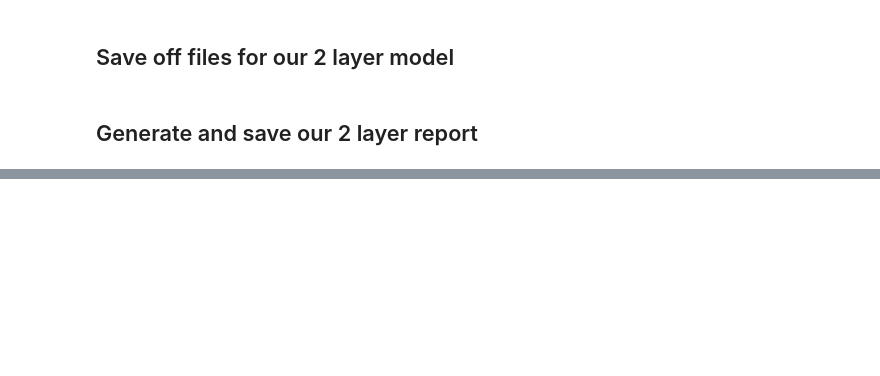
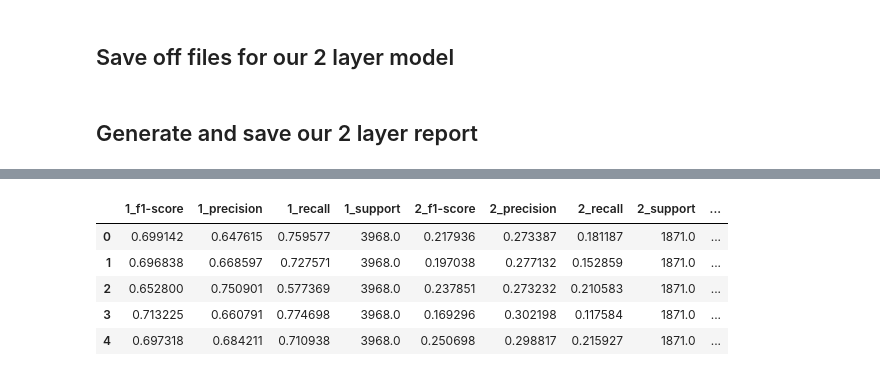
Before and after one commit to sv650s/sb-capstone, a Jupyter notebook: 2019_07_23_CNN_Multi_layer_prototype.ipynb, the cells around one changed output, grey strips where cells are left out. Saved outputs shown, nothing was run; the diff lists cells and outputs as text; code cells hidden in the pictures; blank space fills up the shorter version.

```diff
--- a/2019_07_23_CNN_Multi_layer_prototype.ipynb
+++ b/2019_07_23_CNN_Multi_layer_prototype.ipynb
@@ -293,0 +449,44 @@ report_df.to_csv(REPORT_FILE, index=False)
+# %%
+# generate report dictionary
+report = {}
+report = du.add_dict_to_dict(report, classification_report(y_test_unencoded, y_predict_unencoded3, output_dict=True))
+report = du.add_dict_to_dict(report, roc_auc3)
+report["confusion_matrix"] = cm
+report["tpr"] = tpr3
+report["fpr"] = fpr3
+report["loss"] = scores[0]
+report["accuracy"] = scores[1]
+report["description"] = DESCRIPTION
+report["file"] = DATA_FILE
+report["network_history_file"] = NETWORK_HISTORY_FILE
+report["tokenizer_file"] = TOKENIZER_FILE
+report["max_sequence_length"] = MAX_SEQUENCE_LENGTH
+report["embedding"] = EMBED_SIZE
+report["model_file"] = MODEL_FILE
+report["model_name"] = MODEL_NAME3
+report["test_examples"] = X_test.shape[0]
+report["test_features"] = X_test.shape[1]
+report["train_examples"] = X_train.shape[0]
+report["train_features"] = X_train.shape[1]
+report["status"] = "success"
+report["status_date"] = datetime.now().strftime(TIME_FORMAT)
+# %%
+# check to see if report file exisits, if so load it and append
+exists = os.path.isfile(REPORT_FILE)
+if exists:
+    report_df = pd.read_csv(REPORT_FILE)
+else:
+    report_df = pd.DataFrame()
+
+report_df = report_df.append(report, ignore_index=True)
+# save report
+report_df.to_csv(REPORT_FILE, index=False)
+
+report_df.head()
+# %% [output]
+|  | 1_f1-score | 1_precision | 1_recall | 1_support | 2_f1-score | 2_precision | 2_recall | 2_support | ... |
+| 0 | 0.699142 | 0.647615 | 0.759577 | 3968.0 | 0.217936 | 0.273387 | 0.181187 | 1871.0 | ... |
+| 1 | 0.696838 | 0.668597 | 0.727571 | 3968.0 | 0.197038 | 0.277132 | 0.152859 | 1871.0 | ... |
+| 2 | 0.652800 | 0.750901 | 0.577369 | 3968.0 | 0.237851 | 0.273232 | 0.210583 | 1871.0 | ... |
+| 3 | 0.713225 | 0.660791 | 0.774698 | 3968.0 | 0.169296 | 0.302198 | 0.117584 | 1871.0 | ... |
+| 4 | 0.697318 | 0.684211 | 0.710938 | 3968.0 | 0.250698 | 0.298817 | 0.215927 | 1871.0 | ... |
```
Also changed, not shown: parts of 31 cells of this notebook.
